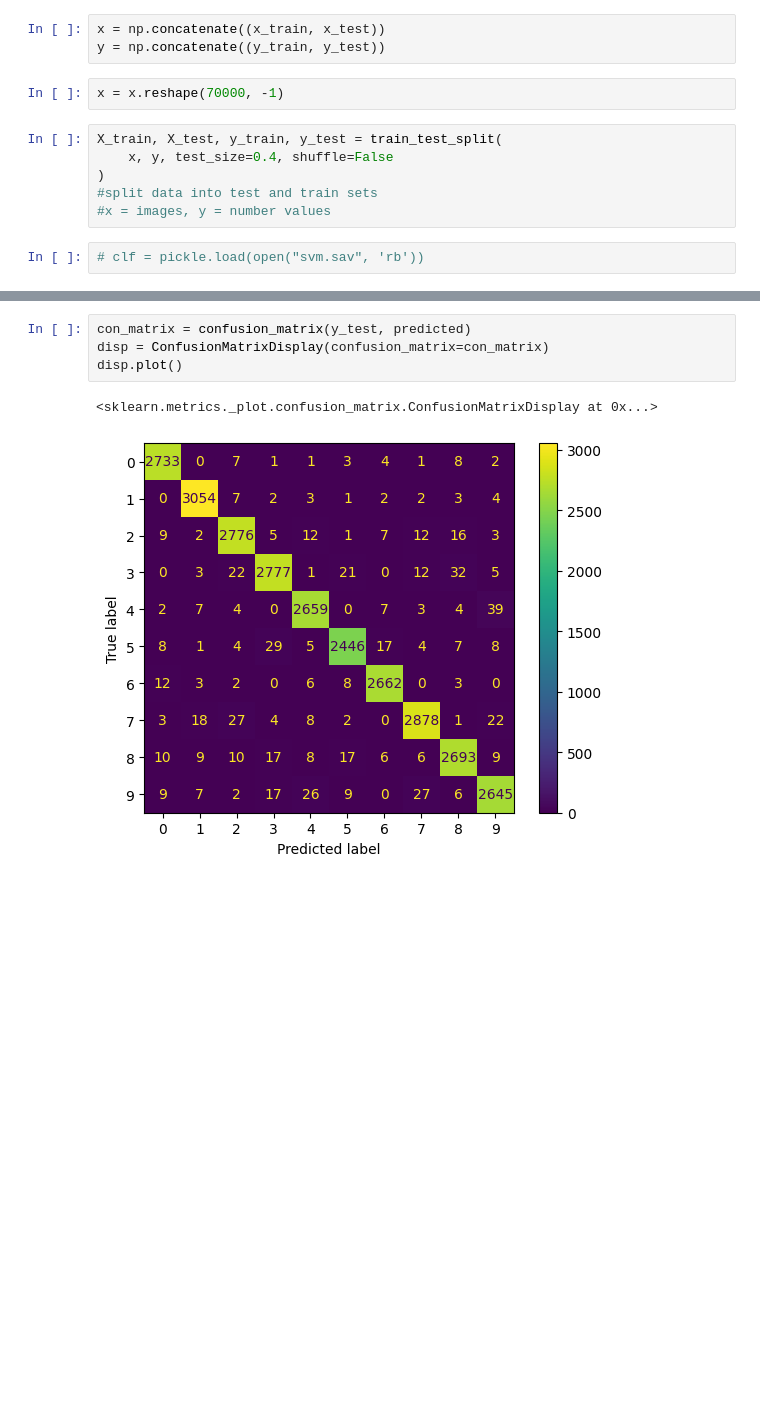
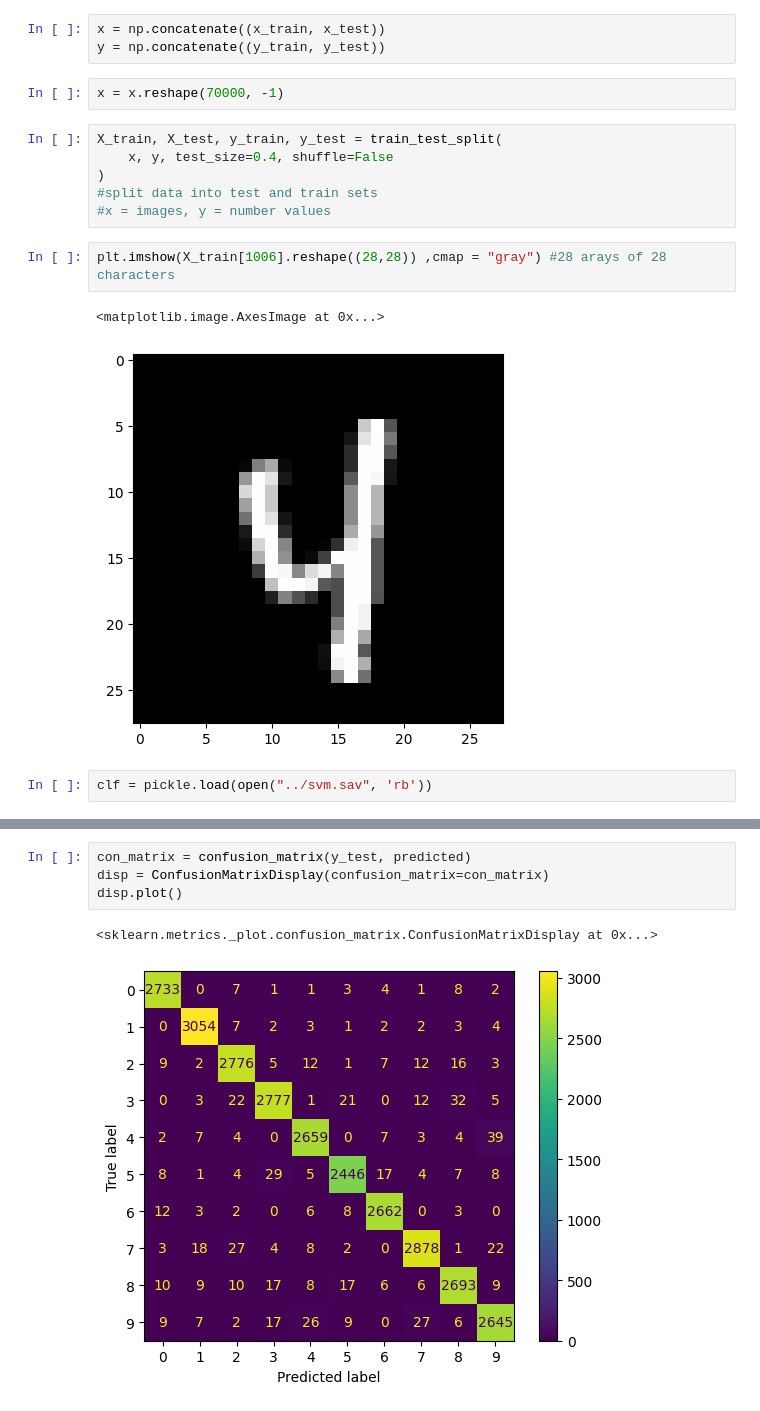
Before and after one commit to Czupryn013/Digits, a Jupyter notebook: training/svm.ipynb, the cells around one changed output, grey strips where cells are left out. Drawn from its saved outputs; the diff is of its cells as text; blank space fills up the shorter version.

```diff
--- a/training/svm.ipynb
+++ b/training/svm.ipynb
@@ -21,6 +21,11 @@ X_train, X_test, y_train, y_test = train_test_split(
 )
 #split data into test and train sets
 #x = images, y = number values
+# %%
+plt.imshow(X_train[1006].reshape((28,28)) ,cmap = "gray") #28 arays of 28 characters
+# %% [output]
+<matplotlib.image.AxesImage at 0x...>
+[figure, added]
 # %%
-# clf = pickle.load(open("svm.sav", 'rb'))
+clf = pickle.load(open("../svm.sav", 'rb'))
 # %%
```
Also changed, not shown: parts of 5 cells of this notebook, 1 other file.
